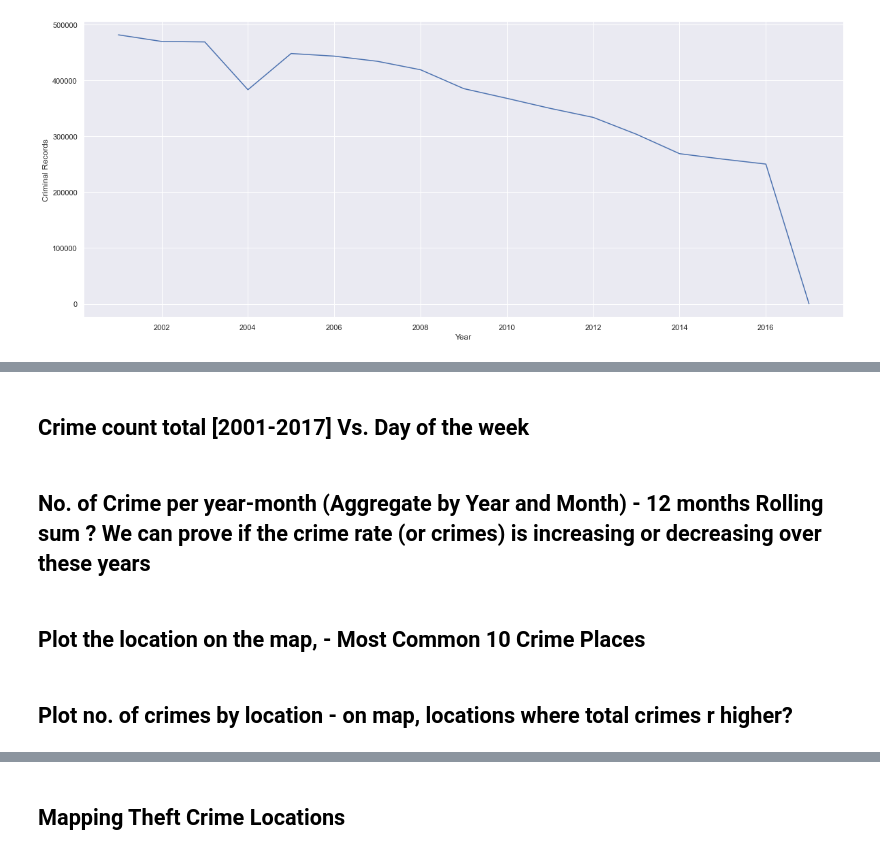
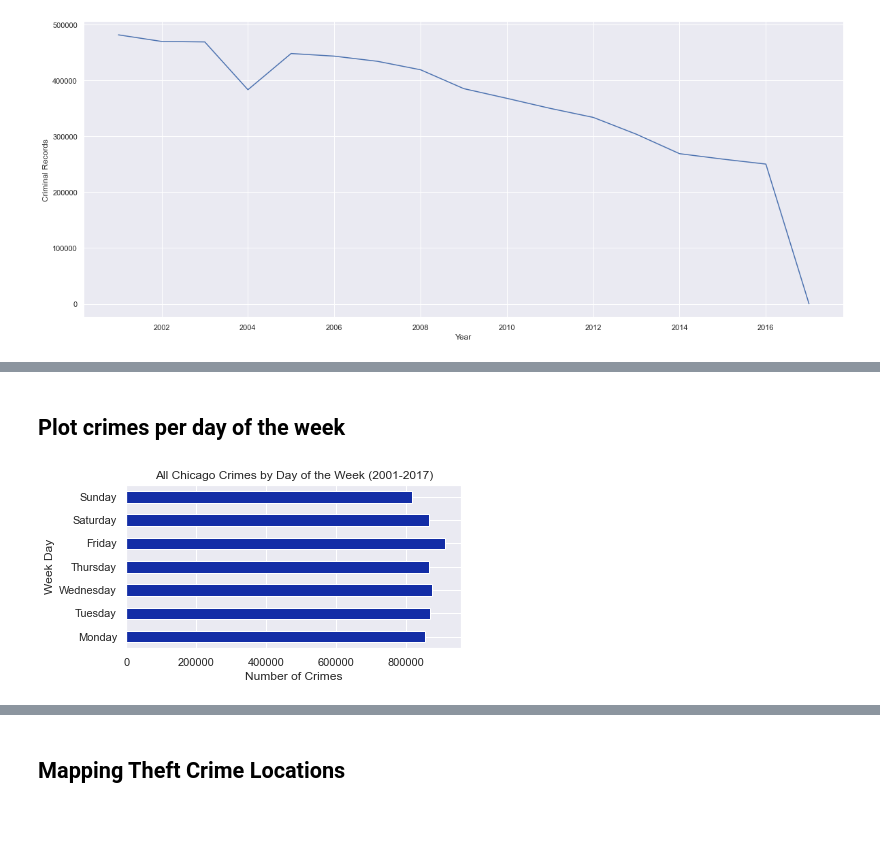
Before and after one commit to nafisa-samia/Analysis-of-Crimes-in-Chicago, a Jupyter notebook: Crimes-in-Chicago-visualization.ipynb, the cells around one changed output, grey strips where cells are left out. Saved outputs shown, nothing was run; the diff lists cells and outputs as text; code cells hidden in the pictures; blank space fills up the shorter version.

Commit message:
Nafisa Visualization update v3

```diff
--- a/Crimes-in-Chicago-visualization.ipynb
+++ b/Crimes-in-Chicago-visualization.ipynb
@@ -646,8 +646,13 @@ plt.show()
-# %% [markdown]
-## Crime count total [2001-2017] Vs. Day of the week
-# %% [markdown]
-## No. of Crime per year-month (Aggregate by Year and Month) - 12 months Rolling sum ? We can prove if the crime rate (or crimes) is increasing or decreasing over these years
-# %% [markdown]
-## Plot the location on the map, - Most Common 10 Crime Places
-# %% [markdown]
-## Plot no. of crimes by location - on map, locations where total crimes r higher?
+# %% [markdown]
+## Plot crimes per day of the week
+# %%
+days = ['Monday','Tuesday','Wednesday', 'Thursday', 'Friday', 'Saturday', 'Sunday']
+crimes_df2 = crimes_df.groupby([crimes_df.index.dayofweek]).size()
+crimes_df2.plot(kind='barh', figsize=(6,3), color='#132DA6')
+plt.title('All Chicago Crimes by Day of the Week (2001-2017)')
+plt.xlabel('Number of Crimes')
+plt.ylabel('Week Day')
+plt.yticks(np.arange(7), days)
+plt.show()
+# %% [output]
+[figure, added]
```
Also changed, not shown: parts of 12 cells of this notebook.
